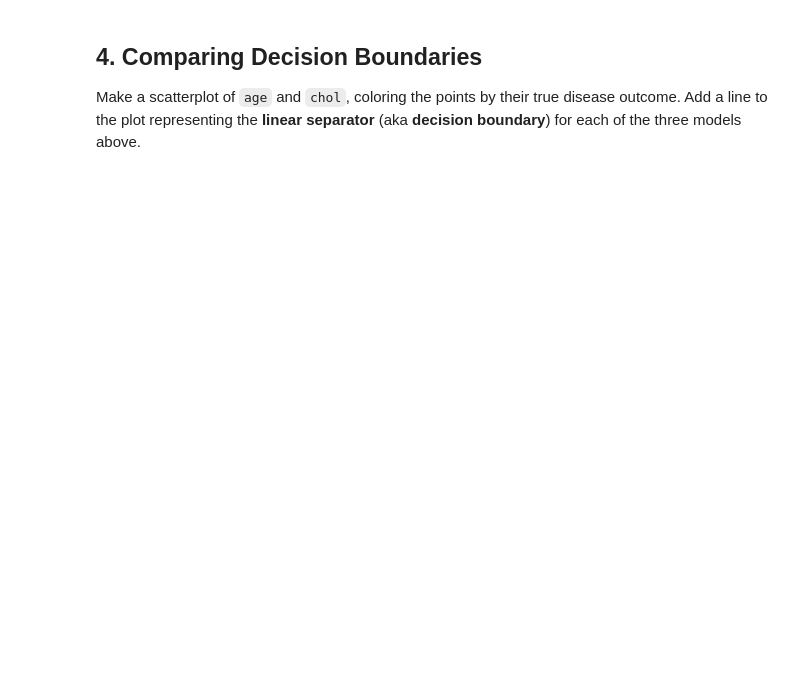
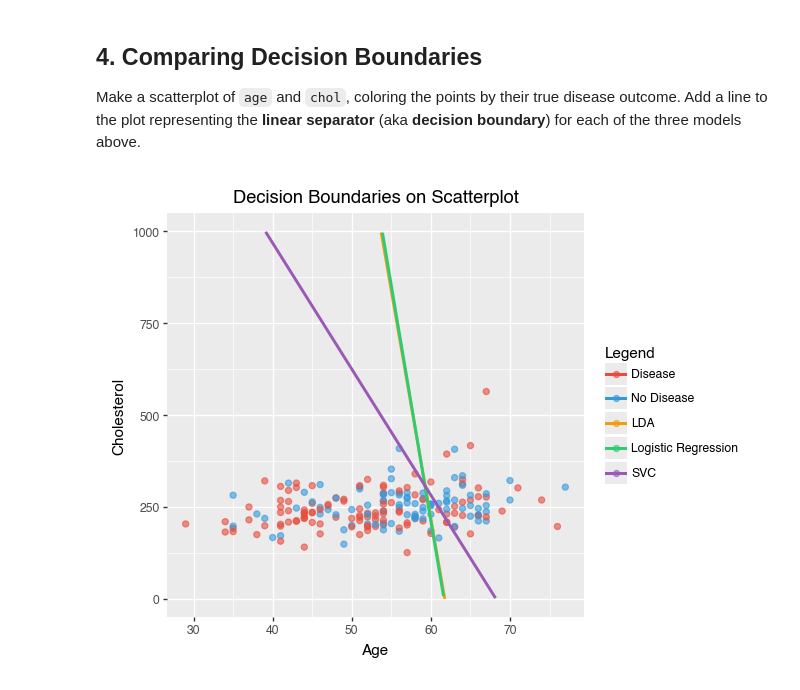
Before and after one commit to PharaohPooh/GSB_544, a Jupyter notebook: Week_9/Practice_Activity_9_1.ipynb, the cells around one changed output. Saved outputs shown, nothing was run; the diff lists cells and outputs as text; code cells hidden in the pictures; blank space fills up the shorter version.

```diff
--- a/Week_9/Practice_Activity_9_1.ipynb
+++ b/Week_9/Practice_Activity_9_1.ipynb
@@ -175,3 +250,45 @@ For a 55 year old, how high would their cholesterol need to be for the doctors t
 ## 4. Comparing Decision Boundaries
 
 Make a scatterplot of `age` and `chol`, coloring the points by their true disease outcome.  Add a line to the plot representing the **linear separator** (aka **decision boundary**) for each of the three models above.
+# %%
+age_range = np.linspace(X['age'].min(), X['age'].max(), 300)
+
+# Lines
+chol_log_boundary = (-intercept_log - (coefs_log[0] * age_range)) / coefs_log[1]
+chol_lda_boundary = (-intercept_lda - (coefs_lda[0] * age_range)) / coefs_lda[1]
+chol_svc_boundary = (-intercept_svc - (coefs_svc[0] * age_range)) / coefs_svc[1]
+
+# Dataframe for plotting
+boundary_df = pd.DataFrame({
+    'age': np.tile(age_range, 3),
+    'chol': np.concatenate([chol_log_boundary, chol_lda_boundary, chol_svc_boundary]),
+    'model': np.repeat(['Logistic Regression', 'LDA', 'SVC'], len(age_range))
+})
+
+# Plot
+(p9.ggplot()
+    +p9.geom_point(data=ha, mapping=p9.aes(
+        x='age',
+        y='chol',
+        color='factor(diagnosis)'),
+        alpha=0.6, size=2)
+    + p9.geom_line(data=boundary_df, mapping=p9.aes(
+        x='age',
+        y='chol',
+        color='model'),size=1.2)
+    + p9.labs(title='Decision Boundaries on Scatterplot',
+            x='Age',
+            y='Cholesterol',
+            color='Legend')
+    + p9.scale_color_manual(values={
+        'No Disease': '#3498db',
+        'Disease': '#e74c3c',
+        'Logistic Regression': '#2ecc71',
+        'LDA': '#f39c12',
+        'SVC': '#9b59b6'
+    })
+    + p9.ylim(0, 1000)
+
+)
+# %% [output]
+[figure, added]
```
Also changed, not shown: parts of 9 cells of this notebook, 10 other files.
